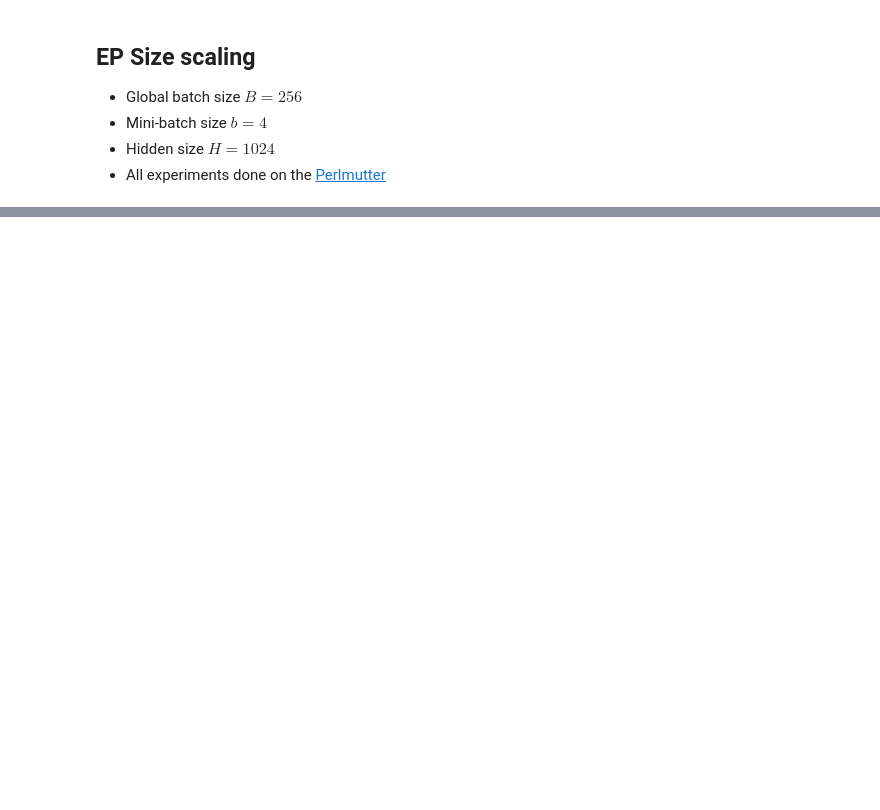
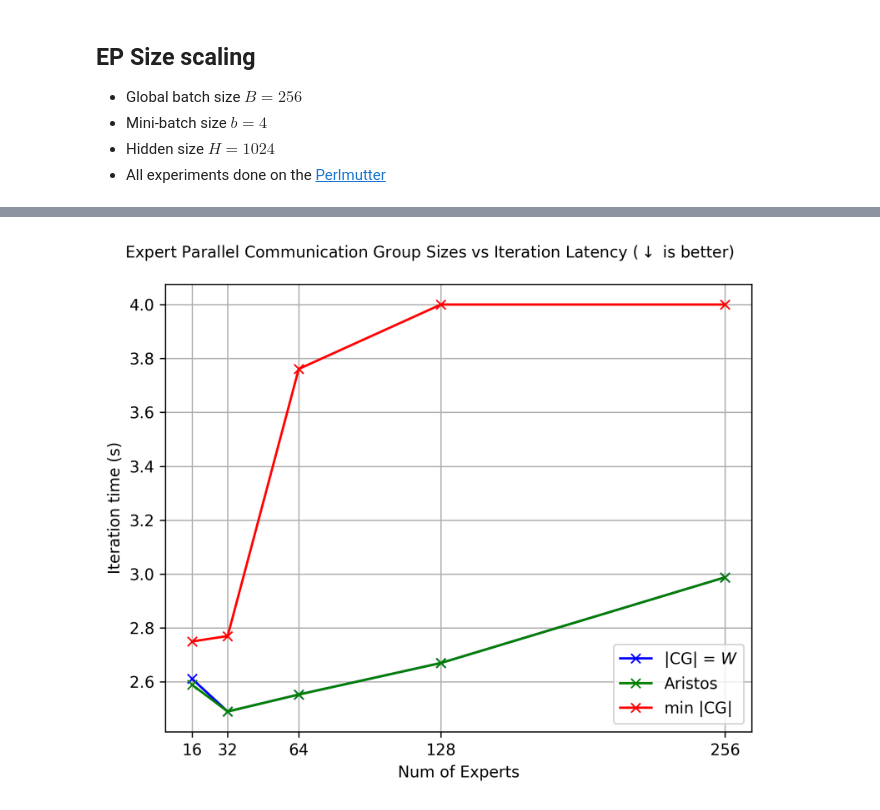
Before and after one commit to osayamenja/DataCruncher, a Jupyter notebook: research_figures.ipynb, the cells around one changed output, grey strips where cells are left out. Drawn from its saved outputs; the diff is of its cells as text; code cells hidden in the pictures; blank space fills up the shorter version.

```diff
--- a/research_figures.ipynb
+++ b/research_figures.ipynb
@@ -466,0 +491,11 @@ single_plot(experts, [low_ep, high_ep], header="GPT-3 MoE 350M All-to-All Group
+# %%
+experts = [16, 32, 64, 128, 256]
+aristos = [[2.589, 2.49, 2.553, 2.67, 2.988], [98.8, 102.5, 100, 95.6, 85.7]]
+generous_baseline = [[2.611, 2.49, 2.553, 2.67, 2.988], [98, 102.5, 100, 95.6, 85.7]]
+conservative_baseline = [[2.75, 2.77, 3.761, 4, 4], [90.7, 92, 68, 64, 64]]
+single_plot(experts, [generous_baseline[0], aristos[0], conservative_baseline[0]], header=r"Expert Parallel Communication Group Sizes vs Iteration Latency ($\downarrow$ is better)",
+            x_title="Num of Experts", y_title="Iteration time (s)",
+            out_name="multi_node_cg_times.pdf", n_plots=3,
+            labels=[r"|CG| = $W$", r"Aristos", r"$\min$ |CG|"], color=["blue", "green", "red"], plot_marker="x",  x_ticks=experts)
+# %% [output]
+[figure, added]
```
Also changed, not shown: parts of 10 cells of this notebook, 21 other files.
